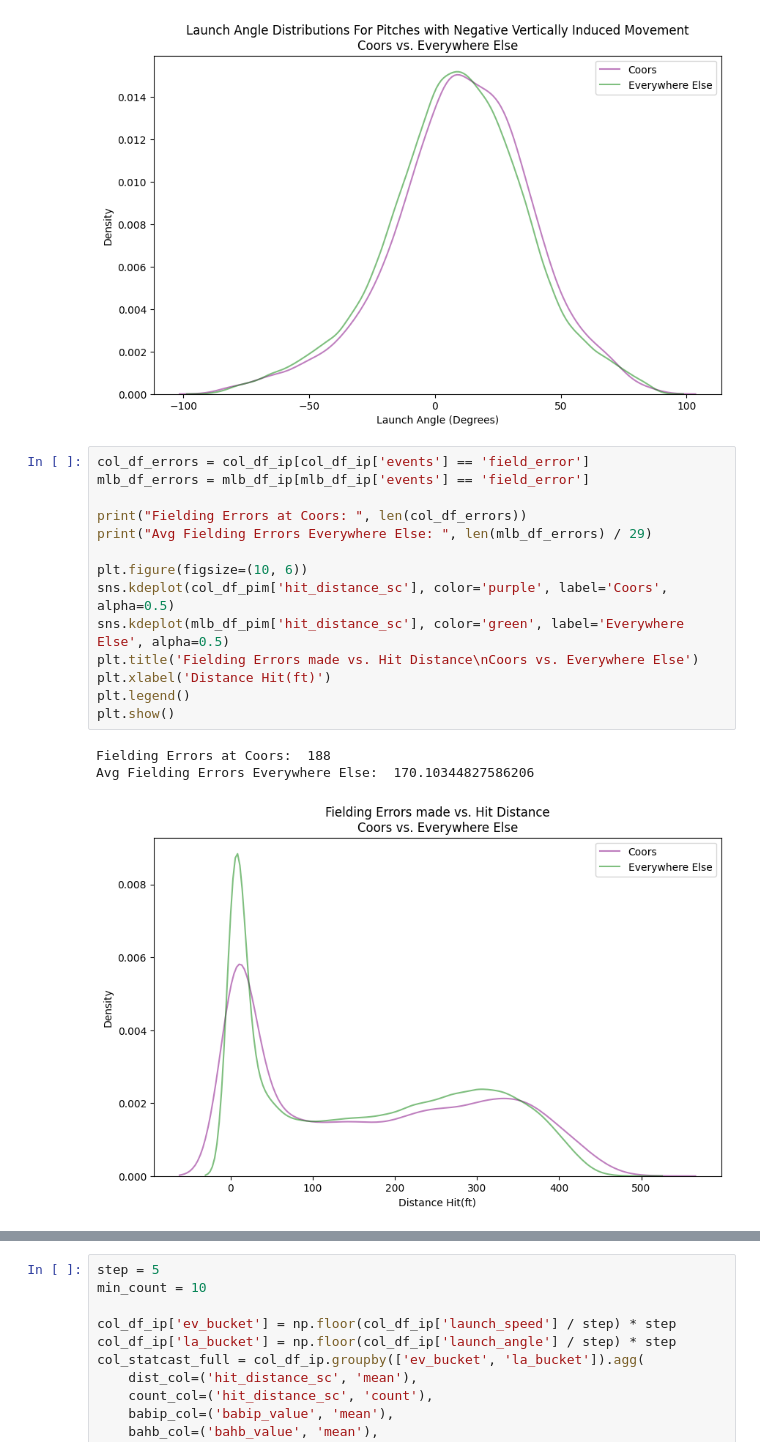
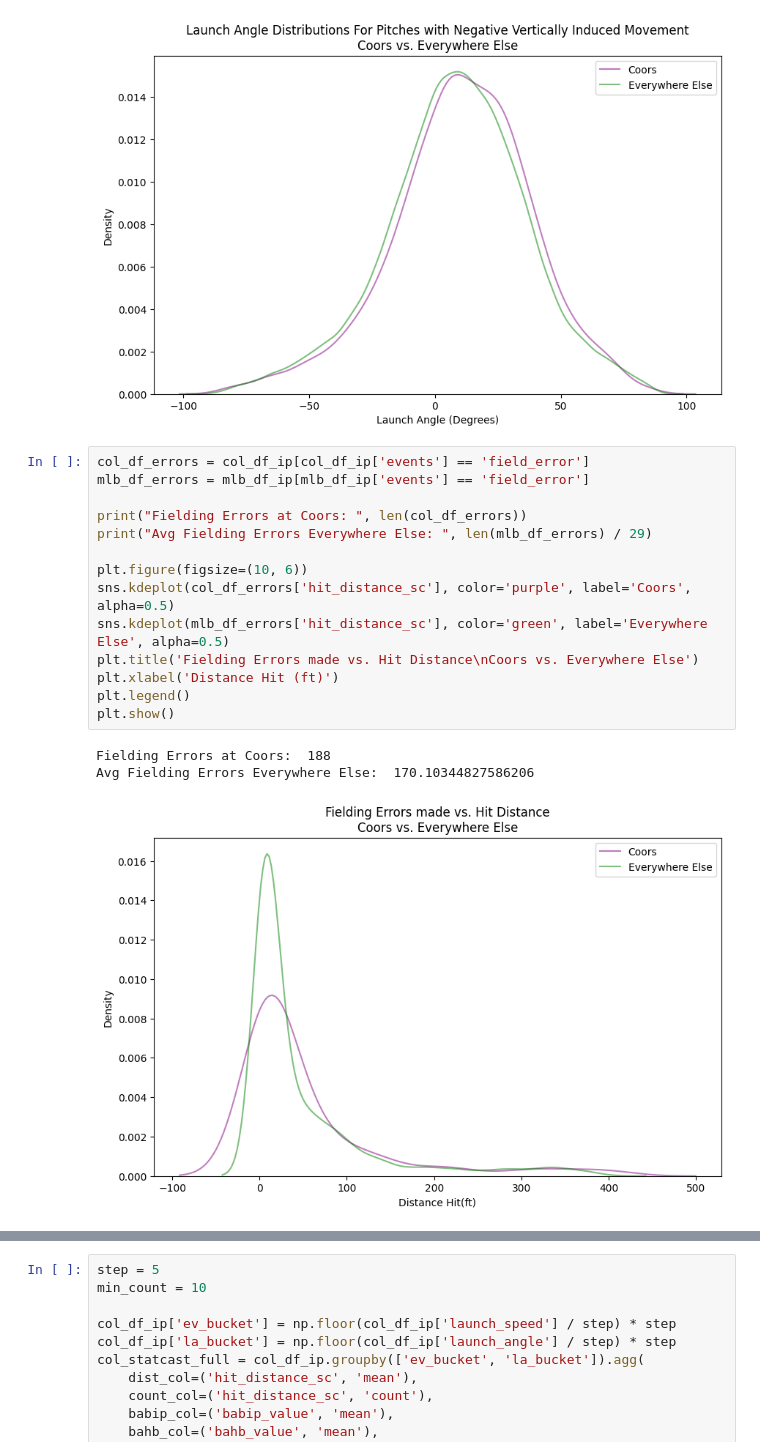
Before and after one commit to skparagas/Coors-Hangover-Effect, a Jupyter notebook: report.ipynb, the cells around one changed output, grey strips where cells are left out. Saved outputs shown, nothing was run; the diff lists cells and outputs as text.

Commit message:
Fixed Fielding Errors Density Plot, added a line plot for Fielding Errors

```diff
--- a/report.ipynb
+++ b/report.ipynb
@@ -248,18 +248,18 @@ plt.show()
 # %%
 col_df_errors = col_df_ip[col_df_ip['events'] == 'field_error']
 mlb_df_errors = mlb_df_ip[mlb_df_ip['events'] == 'field_error']
 
 print("Fielding Errors at Coors: ", len(col_df_errors))
 print("Avg Fielding Errors Everywhere Else: ", len(mlb_df_errors) / 29)
 
 plt.figure(figsize=(10, 6))
-sns.kdeplot(col_df_pim['hit_distance_sc'], color='purple', label='Coors', alpha=0.5)
-sns.kdeplot(mlb_df_pim['hit_distance_sc'], color='green', label='Everywhere Else', alpha=0.5)
+sns.kdeplot(col_df_errors['hit_distance_sc'], color='purple', label='Coors', alpha=0.5)
+sns.kdeplot(mlb_df_errors['hit_distance_sc'], color='green', label='Everywhere Else', alpha=0.5)
 plt.title('Fielding Errors made vs. Hit Distance\nCoors vs. Everywhere Else')
-plt.xlabel('Distance Hit(ft)')
+plt.xlabel('Distance Hit (ft)')
 plt.legend()
 plt.show()
 # %% [output]
 Fielding Errors at Coors:  188
 Avg Fielding Errors Everywhere Else:  170.10344827586206
-[figure, old version]
+[figure, new version]
```
Also changed, not shown: parts of 1 cell of this notebook.
